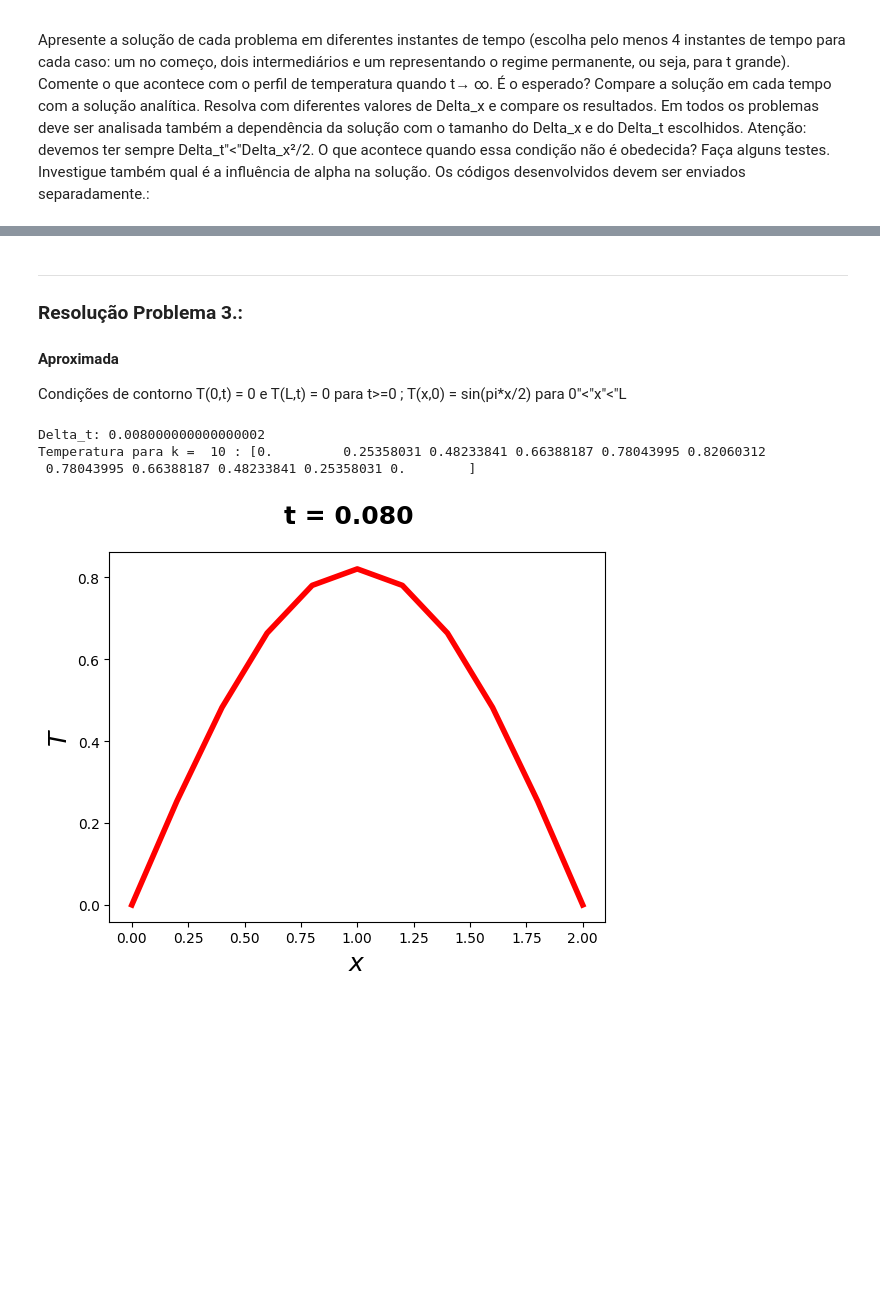
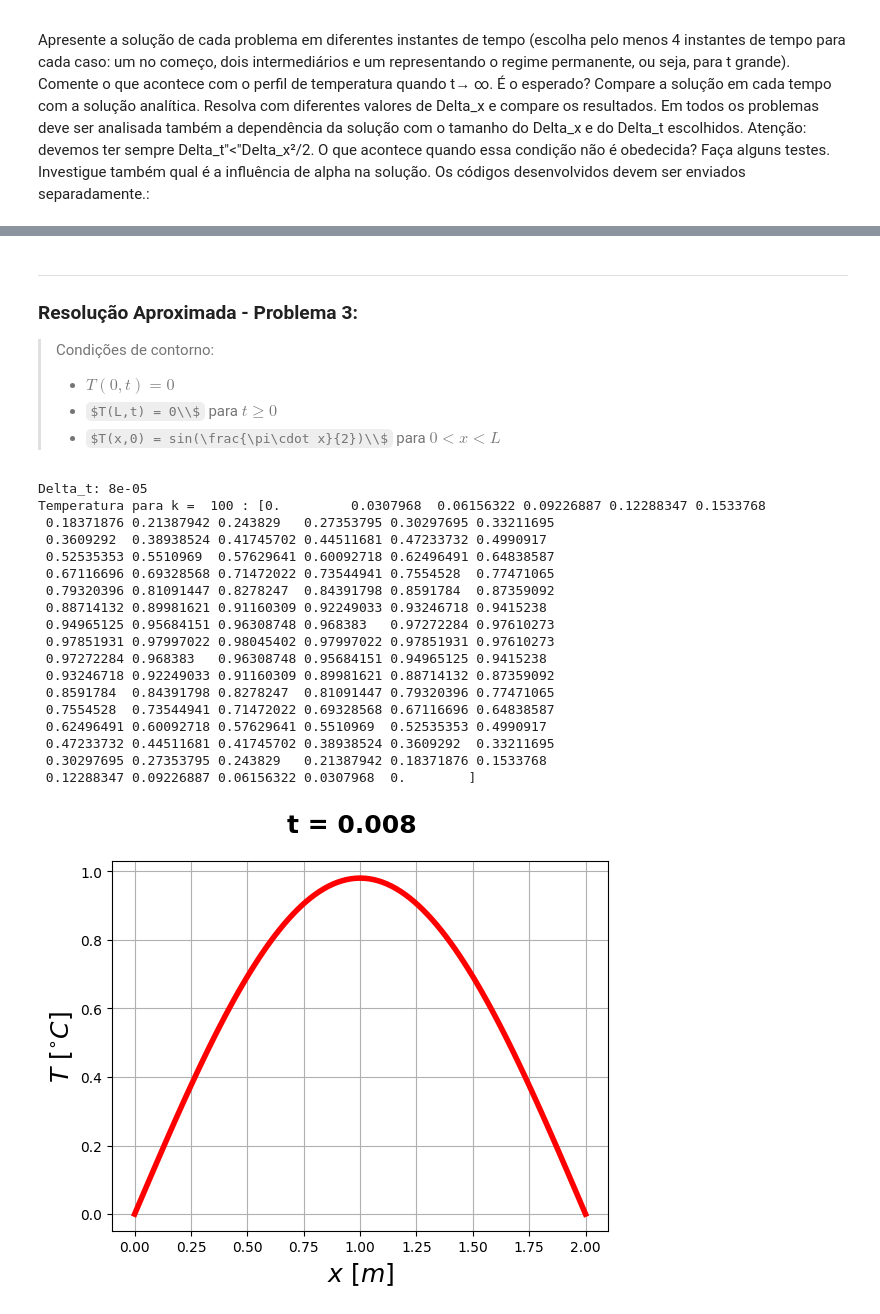
Before and after one commit to Henrique-Z/TCM-Trabalho-Final, a Jupyter notebook: trab-num.ipynb, the cells around one changed output, grey strips where cells are left out. Drawn from its saved outputs; the diff is of its cells as text; code cells hidden in the pictures; some formulas as TeX source; blank space fills up the shorter version.

Commit message:
ajustes menores nos gráficos

```diff
--- a/trab-num.ipynb
+++ b/trab-num.ipynb
@@ -145,8 +174,8 @@ Condições de contorno T(0,t) = 1 e T(L,t) = 0 para t>=0 ; T(x,0) = 0 para 0"<"
 import numpy as np
 import matplotlib.pyplot as plt
 
-N = 10
-k_final = 10
+N = 100
+k_final = 100
 L = 1
 
 x = np.linspace(0.0, L, N + 1) # Vetor x , usado para plotar
@@ -170,14 +199,16 @@ print('Temperatura para k = ', k, ':', Temp)
 t = k * delta_t # Tempo atual, usado no titulo do grafico
 
 fig = plt.figure()
-ax = fig.add_subplot()
+fig.suptitle('t = %.3f'%t, fontsize = 18, fontweight = 'bold')
 
-fig.suptitle('t = %.3f'%t, fontsize = 18, fontweight = 'bold')
-ax.set_ylabel('$T$', fontsize = 18)
-ax.set_xlabel('$x$', fontsize = 18)
+graphic_2 = fig.add_subplot()
+graphic_2.grid(True)
+
+graphic_2.set_ylabel('$T$ $[^{\circ}C]$', fontsize = 18)
+graphic_2.set_xlabel('$x$ $[m]$', fontsize = 18)
 
 plt.plot(x, Temp, '-r', lw = 4)
-plt.savefig('figura2.pdf', format ='pdf', dpi = 1200, bbox_inches = 'tight')
+plt.savefig('figura-2.pdf', format ='pdf', dpi = 1200, bbox_inches = 'tight')
 
 plt.show()
 # %% [output]
@@ -189,52 +233,74 @@ Temperatura para k =  10 : [1.00000000e+00 6.26181530e-01 3.29289626e-01 1.42427
 # %% [markdown]
 ***
-### Resolução Problema 3.:
-#### Aproximada
-Condições de contorno T(0,t) = 0 e T(L,t) = 0 para t>=0 ; T(x,0) = sin(pi*x/2) para 0"<"x"<"L
+### Resolução Aproximada - Problema 3:
+
+> Condições de contorno:
+> - $T(0,t) = 0$
+> - $T(L,t) = 0\\$
+>   para $t \ge 0$
+> - $T(x,0) = sin(\frac{\pi\cdot x}{2})\\$
+>   para $0 < x < L$
 # %%
 import numpy as np
 import matplotlib.pyplot as plt
 import math
 
-N = 10
-k_final = 10
+N = 100
+k_final = 100
 L = 2
 
 x = np.linspace(0.0, L, N + 1) # Vetor x , usado para plotar
 
 delta_x = L/N
 delta_t = 0.2 * delta_x * delta_x
 print("Delta_t:", delta_t)
 
 #Temperatura para o instante inicial
 Temp = np.zeros(N + 1, float)
 for space in range(N):
     Temp[space] = math.sin(math.pi*space*delta_x/2)   # T(0,t)=T(L,t)=0 e T(x,0) = sin(pi*x/2)
 
 Temp_nova = np.copy(Temp)
 
 for k in range(1, k_final + 1):
     for i in range(1, N):
         Temp_nova[i] = Temp[i] + (delta_t/(delta_x*delta_x) ) * (Temp[i+1] - 2.0*Temp[i] + Temp[i-1])
     Temp = np.copy(Temp_nova)
 
 print('Temperatura para k = ', k, ':', Temp)
 
-t = k * delta_t # Tempo atual, usado no titulo do grafico
+t = k * delta_t # Tempo atual, usado no título do gráfico
 
 fig = plt.figure()
-ax = fig.add_subplot()
+fig.suptitle('t = %.3f'%t, fontsize = 18, fontweight = 'bold')
 
-fig.suptitle('t = %.3f'%t, fontsize = 18, fontweight = 'bold')
-ax.set_ylabel('$T$', fontsize = 18)
-ax.set_xlabel('$x$', fontsize = 18)
+graphic_3 = fig.add_subplot()
+graphic_3.grid(True)
+
+graphic_3.set_ylabel('$T$ $[^{\circ}C]$', fontsize = 18)
+graphic_3.set_xlabel('$x$ $[m]$', fontsize = 18)
 
 plt.plot(x, Temp, '-r', lw = 4)
-plt.savefig('figura3.pdf', format ='pdf', dpi = 1200, bbox_inches = 'tight')
+plt.savefig('figura-3.pdf', format ='pdf', dpi = 1200, bbox_inches = 'tight')
 
 plt.show()
 # %% [output]
-Delta_t: 0.008000000000000002
-Temperatura para k =  10 : [0.         0.25358031 0.48233841 0.66388187 0.78043995 0.82060312
- 0.78043995 0.66388187 0.48233841 0.25358031 0.        ]
+Delta_t: 8e-05
+Temperatura para k =  100 : [0.         0.0307968  0.06156322 0.09226887 0.12288347 0.1533768
+ 0.18371876 0.21387942 0.243829   0.27353795 0.30297695 0.33211695
+ 0.3609292  0.38938524 0.41745702 0.44511681 0.47233732 0.4990917
+ 0.52535353 0.5510969  0.57629641 0.60092718 0.62496491 0.64838587
+ 0.67116696 0.69328568 0.71472022 0.73544941 0.7554528  0.77471065
+ 0.79320396 0.81091447 0.8278247  0.84391798 0.8591784  0.87359092
+ 0.88714132 0.89981621 0.91160309 0.92249033 0.93246718 0.9415238
+ 0.94965125 0.95684151 0.96308748 0.968383   0.97272284 0.97610273
+ 0.97851931 0.97997022 0.98045402 0.97997022 0.97851931 0.97610273
+ 0.97272284 0.968383   0.96308748 0.95684151 0.94965125 0.9415238
+ 0.93246718 0.92249033 0.91160309 0.89981621 0.88714132 0.87359092
+ 0.8591784  0.84391798 0.8278247  0.81091447 0.79320396 0.77471065
+ 0.7554528  0.73544941 0.71472022 0.69328568 0.67116696 0.64838587
+ 0.62496491 0.60092718 0.57629641 0.5510969  0.52535353 0.4990917
+ 0.47233732 0.44511681 0.41745702 0.38938524 0.3609292  0.33211695
+ 0.30297695 0.27353795 0.243829   0.21387942 0.18371876 0.1533768
+ 0.12288347 0.09226887 0.06156322 0.0307968  0.        ]
-[figure, old version]
+[figure, new version]
```
Also changed, not shown: parts of 5 cells of this notebook, 8 other files.
